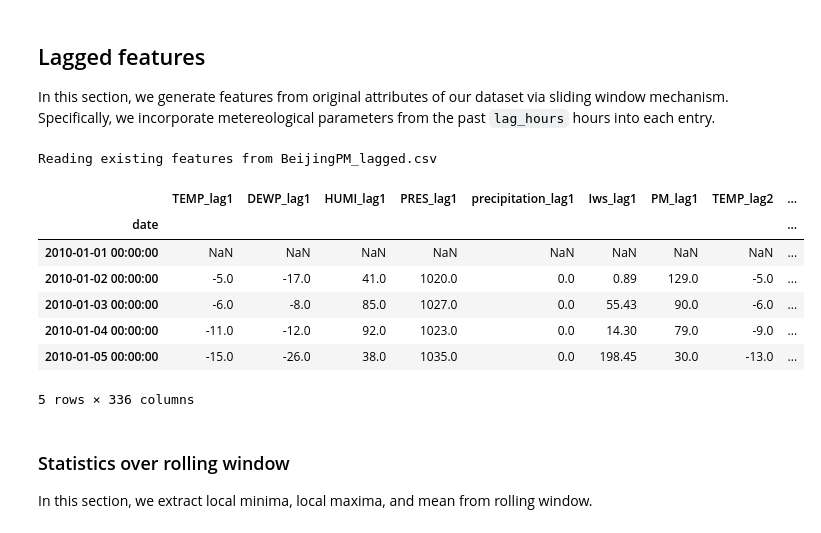
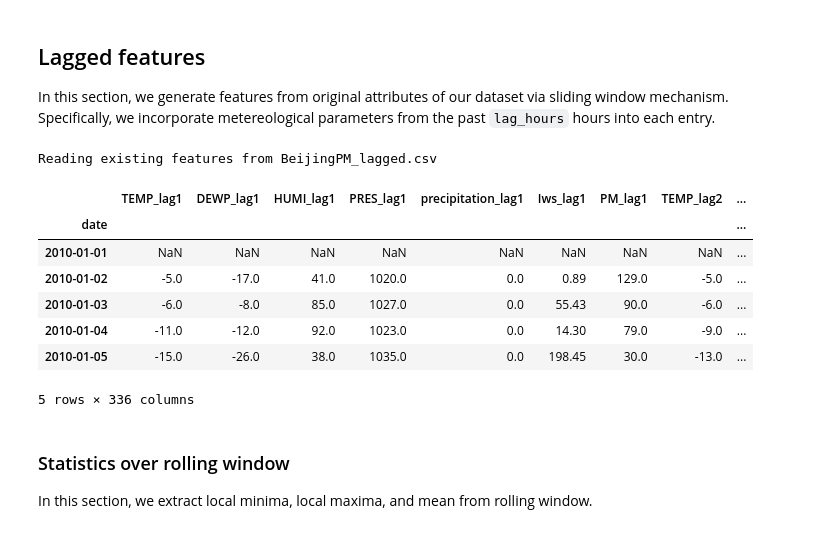
Before and after one commit to TravorLZH/pm25, a Jupyter notebook: pm25_features.ipynb, the cells around one changed output. Cells and saved outputs as stored; diff of their text form; code cells hidden in the pictures.

```diff
--- a/pm25_features.ipynb
+++ b/pm25_features.ipynb
@@ -124,31 +125,31 @@ In this section, we generate features from original attributes of our dataset vi
 # %%
 lagged_filename="BeijingPM_lagged.csv"
 
 if os.path.exists(lagged_filename):
     print("Reading existing features from %s" % lagged_filename)
     lagged=pd.read_csv(lagged_filename)
-    lagged.index=lagged["date"]
+    lagged.index=pd.DatetimeIndex(lagged["date"])
     lagged.drop("date",axis=1,inplace=True)
 else:
     print("Generating lagged features")
     df_list = []
     for lag in range(1,lag_hours+1):
         df_shifted = train[prim_fea].shift(lag)
         df_shifted.columns = [x + "_lag" + str(lag) for x in df_shifted.columns]
         df_list.append(df_shifted)
     lagged = pd.concat(df_list, axis=1)
     lagged.to_csv(lagged_filename)
 
 lagged[::24].head()
 # %% [output]
 Reading existing features from BeijingPM_lagged.csv
 |  | TEMP_lag1 | DEWP_lag1 | HUMI_lag1 | PRES_lag1 | precipitation_lag1 | Iws_lag1 | PM_lag1 | TEMP_lag2 | ... |
 | date |  |  |  |  |  |  |  |  | ... |
-| 2010-01-01 00:00:00 | NaN | NaN | NaN | NaN | NaN | NaN | NaN | NaN | ... |
-| 2010-01-02 00:00:00 | -5.0 | -17.0 | 41.0 | 1020.0 | 0.0 | 0.89 | 129.0 | -5.0 | ... |
-| 2010-01-03 00:00:00 | -6.0 | -8.0 | 85.0 | 1027.0 | 0.0 | 55.43 | 90.0 | -6.0 | ... |
-| 2010-01-04 00:00:00 | -11.0 | -12.0 | 92.0 | 1023.0 | 0.0 | 14.30 | 79.0 | -9.0 | ... |
-| 2010-01-05 00:00:00 | -15.0 | -26.0 | 38.0 | 1035.0 | 0.0 | 198.45 | 30.0 | -13.0 | ... |
+| 2010-01-01 | NaN | NaN | NaN | NaN | NaN | NaN | NaN | NaN | ... |
+| 2010-01-02 | -5.0 | -17.0 | 41.0 | 1020.0 | 0.0 | 0.89 | 129.0 | -5.0 | ... |
+| 2010-01-03 | -6.0 | -8.0 | 85.0 | 1027.0 | 0.0 | 55.43 | 90.0 | -6.0 | ... |
+| 2010-01-04 | -11.0 | -12.0 | 92.0 | 1023.0 | 0.0 | 14.30 | 79.0 | -9.0 | ... |
+| 2010-01-05 | -15.0 | -26.0 | 38.0 | 1035.0 | 0.0 | 198.45 | 30.0 | -13.0 | ... |
 5 rows × 336 columns
 # %% [markdown]
 ### Statistics over rolling window
```
Also changed, not shown: parts of 5 cells of this notebook, 9 other files.
